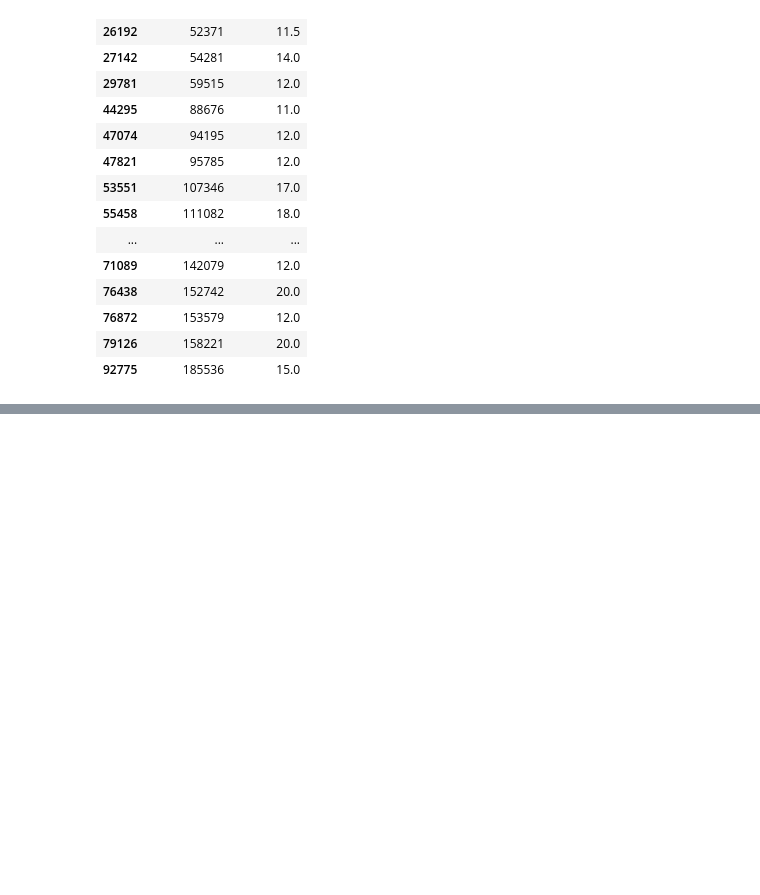
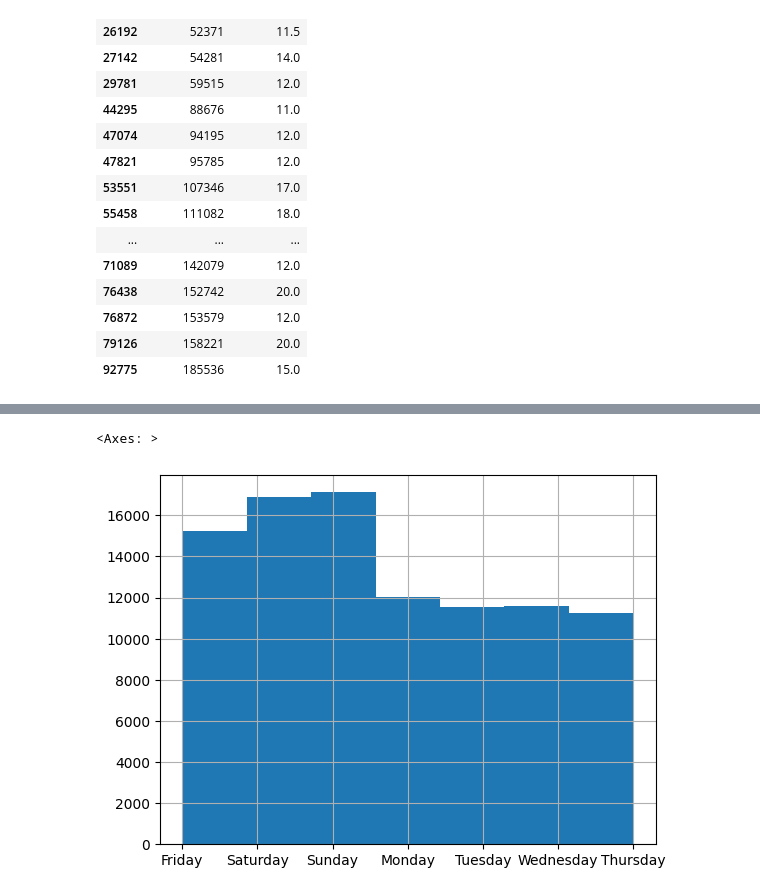
Before and after one commit to annahanslc/walmart-trip-type, a Jupyter notebook: eda/eda1.ipynb, the cells around one changed output, grey strips where cells are left out. Cells and saved outputs as stored; diff of their text form; code cells hidden in the pictures; blank space fills up the shorter version.

```diff
--- a/eda/eda1.ipynb
+++ b/eda/eda1.ipynb
@@ -298,0 +561,5 @@ df[df['VisitNumber'] == 72439]
+# %%
+# Group by VisitNumber, taking the first Weekday (should be the same for all transaction in the same trip)
+grouped_weekday = df.groupby('VisitNumber')[['Weekday']].first()
+grouped_weekday.reset_index(inplace=True)
+grouped_weekday
@@ -298,0 +580,6 @@ df[df['VisitNumber'] == 72439]
+# %%
+# Plot the distribution of the weekdays by tripnumber
+grouped_weekday['Weekday'].hist(bins=7)
+# %% [output]
+<Axes: >
+[figure, added]
```
Also changed, not shown: parts of 35 cells of this notebook, 1 other file.
